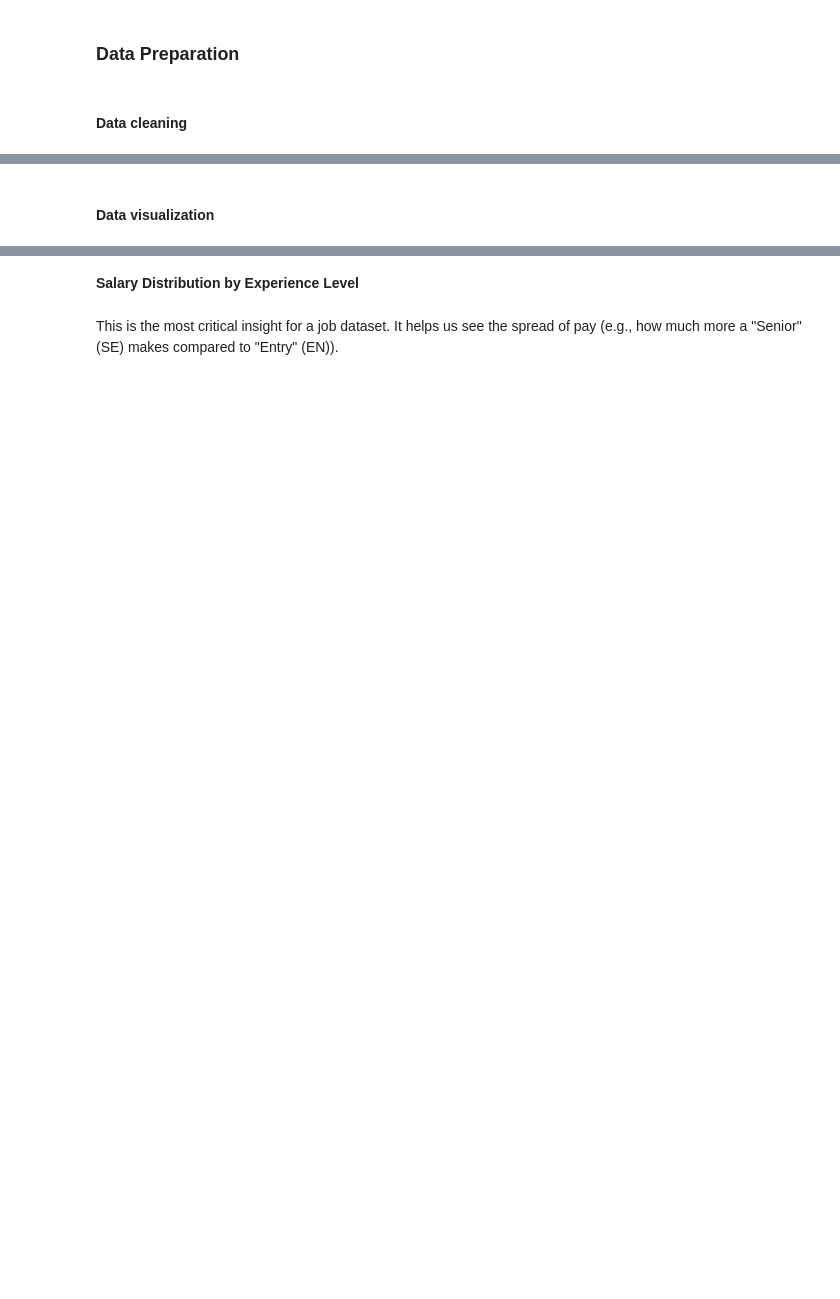
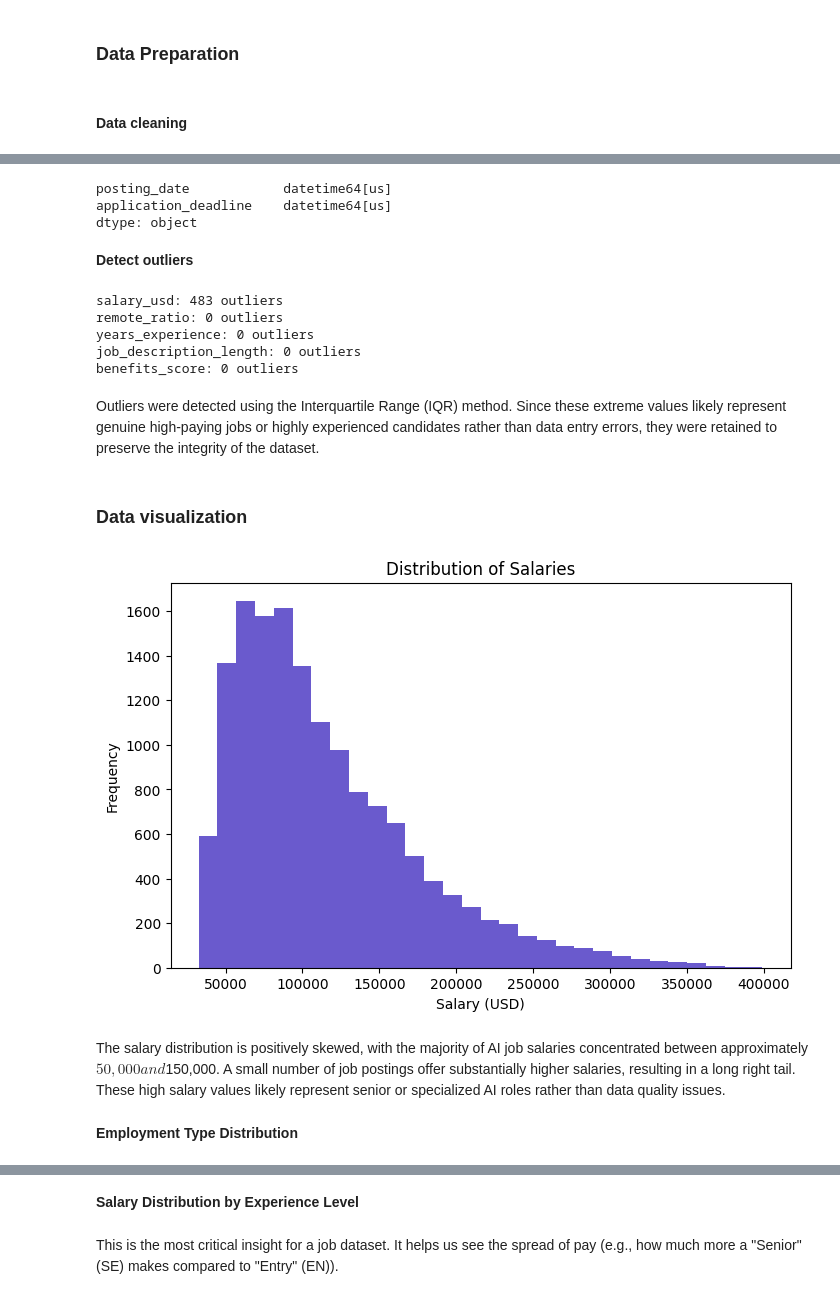
Before and after one commit to Atieng/Global-AI-Job-Market-Intelligence-Report, a Jupyter notebook: index.ipynb, the cells around one changed output, grey strips where cells are left out. Cells and saved outputs as stored; diff of their text form; code cells hidden in the pictures; blank space fills up the shorter version.

```diff
--- a/index.ipynb
+++ b/index.ipynb
@@ -330,2 +313,56 @@ Rows removed: 0
+# %%
+# Convert date columns to datetime format
+date_columns = ['posting_date', 'application_deadline']
+
+for col in date_columns:
+    df[col] = pd.to_datetime(df[col], errors='coerce')
+
+# Verify the conversion
+print(df[date_columns].dtypes)
+# %% [output]
+posting_date            datetime64[us]
+application_deadline    datetime64[us]
+dtype: object
+# %% [markdown]
+**Detect outliers**
+# %%
+# Select numeric columns
+numeric_columns = df.select_dtypes(include=['number']).columns
+
+# Detect outliers using the IQR method
+for col in numeric_columns:
+    Q1 = df[col].quantile(0.25)
+    Q3 = df[col].quantile(0.75)
+    IQR = Q3 - Q1
+
+    lower_bound = Q1 - 1.5 * IQR
+    upper_bound = Q3 + 1.5 * IQR
+
+    outliers = df[(df[col] < lower_bound) | (df[col] > upper_bound)]
+
+    print(f"{col}: {len(outliers)} outliers")
+# %% [output]
+salary_usd: 483 outliers
+remote_ratio: 0 outliers
+years_experience: 0 outliers
+job_description_length: 0 outliers
+benefits_score: 0 outliers
+# %% [markdown]
+Outliers were detected using the Interquartile Range (IQR) method. Since these extreme values likely represent genuine high-paying jobs or highly experienced candidates rather than data entry errors, they were retained to preserve the integrity of the dataset.
 # %% [markdown]
-#### Data visualization
+### Data visualization
+# %%
+import matplotlib.pyplot as plt
+
+plt.figure(figsize=(8,5))
+plt.hist(df['salary_usd'], bins=30, color ="slateblue")
+plt.title('Distribution of Salaries')
+plt.xlabel('Salary (USD)')
+plt.ylabel('Frequency')
+plt.show()
+# %% [output]
+[figure, added]
+# %% [markdown]
+The salary distribution is positively skewed, with the majority of AI job salaries concentrated between approximately $50,000 and $150,000. A small number of job postings offer substantially higher salaries, resulting in a long right tail. These high salary values likely represent senior or specialized AI roles rather than data quality issues.
+# %% [markdown]
+**Employment Type Distribution**
```
Also changed, not shown: parts of 50 cells of this notebook.
